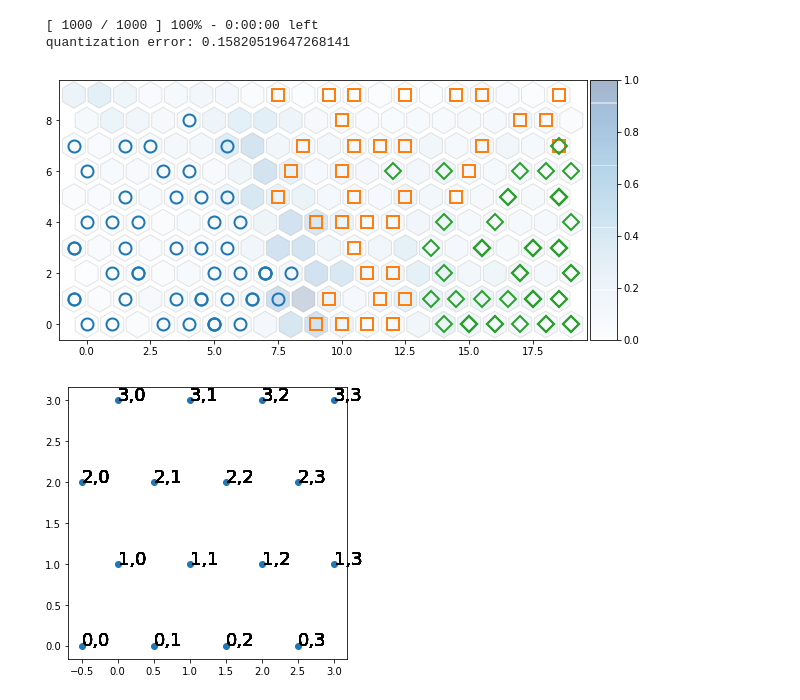
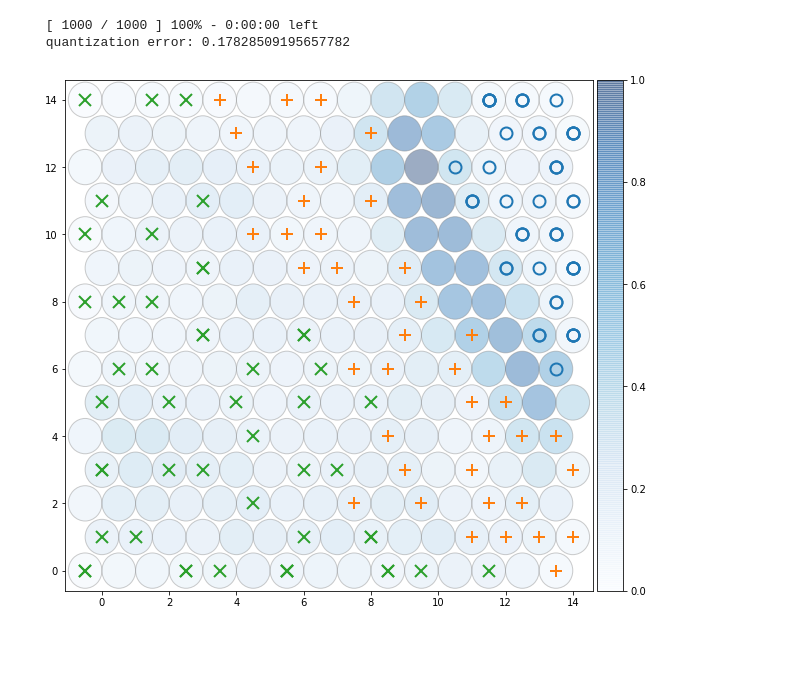
Before and after one commit to JustGlowing/minisom, a Jupyter notebook: examples/HexagonalTopology.ipynb, the cells around one changed output. Saved outputs shown, nothing was run; the diff lists cells and outputs as text; code cells hidden in the pictures; blank space fills up the shorter version.

```diff
--- a/examples/HexagonalTopology.ipynb
+++ b/examples/HexagonalTopology.ipynb
@@ -22,68 +22,51 @@ t[target == 'versicolor'] = 1
 t[target == 'virginica'] = 2
 
 # Initialization and training
-som = MiniSom(20, 10, 4, sigma=1., learning_rate=.7, activation_distance='euclidean',
+som = MiniSom(15, 15, 4, sigma=1.5, learning_rate=.7, activation_distance='euclidean',
               topology='hexagonal', neighborhood_function='gaussian', random_seed=10)
 
 som.train_batch(data, 1000, verbose=True)
 # %% [output]
  [ 1000 / 1000 ] 100% - 0:00:00 left
- quantization error: 0.15820519647268141
+ quantization error: 0.17828509195657782
 # %%
-from matplotlib.patches import RegularPolygon
+from matplotlib.patches import RegularPolygon, Ellipse
 from mpl_toolkits.axes_grid1 import make_axes_locatable
 from matplotlib import cm, colorbar
 
 f = plt.figure(figsize=(10,10))
 ax = f.add_subplot(111)
 
 ax.set_aspect('equal')
 
 xx, yy = som.get_euclidean_coordinates()
 umatrix = som.distance_map()
-#umatrix /= umatrix.max()
 weights = som.get_weights()
 
 for i in range(weights.shape[0]):
     for j in range(weights.shape[1]):
-        hex = RegularPolygon((xx[(i, j)], yy[(i, j)]), numVertices=6, radius=.52,
-                             #orientation=np.radians(30),
-                             facecolor=cm.Blues(umatrix[i, j]), alpha=.2, edgecolor='gray')
+        hex = Ellipse((xx[(i, j)], yy[(i, j)]), width=1., height=1.05,
+                      facecolor=cm.Blues(umatrix[i, j]), alpha=.4, edgecolor='gray')
         ax.add_patch(hex)
 
-markers = ['o', 's', 'D']
+markers = ['o', '+', 'x']
 colors = ['C0', 'C1', 'C2']
 for cnt, x in enumerate(data):
     w = som.winner(x)  # getting the winner
     # palce a marker on the winning position for the sample xx
-    #wx = som._xx.T[w]
-    #wy = som._yy.T[w]
     wx, wy = som.convert_map_to_euclidean(w)
     plt.plot(wx, wy, markers[t[cnt]], markerfacecolor='None',
              markeredgecolor=colors[t[cnt]], markersize=12, markeredgewidth=2)
 
 
 plt.xlim([-1.1, weights.shape[0]-.4])
 plt.ylim([-0.6, weights.shape[1]-.4])
 
 divider = make_axes_locatable(plt.gca())
 ax_cb = divider.new_horizontal(size="5%", pad=0.05)
-cb1 = colorbar.ColorbarBase(ax_cb, cmap=cm.Blues, orientation='vertical', alpha=.2)
+cb1 = colorbar.ColorbarBase(ax_cb, cmap=cm.Blues, orientation='vertical', alpha=.4)
 plt.gcf().add_axes(ax_cb)
+plt.savefig('resulting_images/som_iris_hex.png')
 plt.show()
 # %% [output]
-[figure, old version]
+[figure, new version]
-# %%
-xx, yy = np.meshgrid(np.arange(4), np.arange(4))
-xx = xx.astype(float)
-yy = yy.astype(float)
-xx[::2] -= 0.5
-
-plt.figure(figsize=(5, 5))
-plt.scatter(xx, yy)
-xxo, yyo = np.meshgrid(np.arange(4), np.arange(4))
-for xt in xxo.reshape(1, xxo.shape[0]*xxo.shape[1])[0]:
-    for yt in yyo.reshape(1, yyo.shape[0]*yyo.shape[1])[0]:
-        plt.text(xx[xt, yt], yy[xt, yt], "%d,%d"%(xt, yt), fontsize=18)
-# %% [output]
-[figure, removed]
```
Also changed, not shown: 1 other file.
